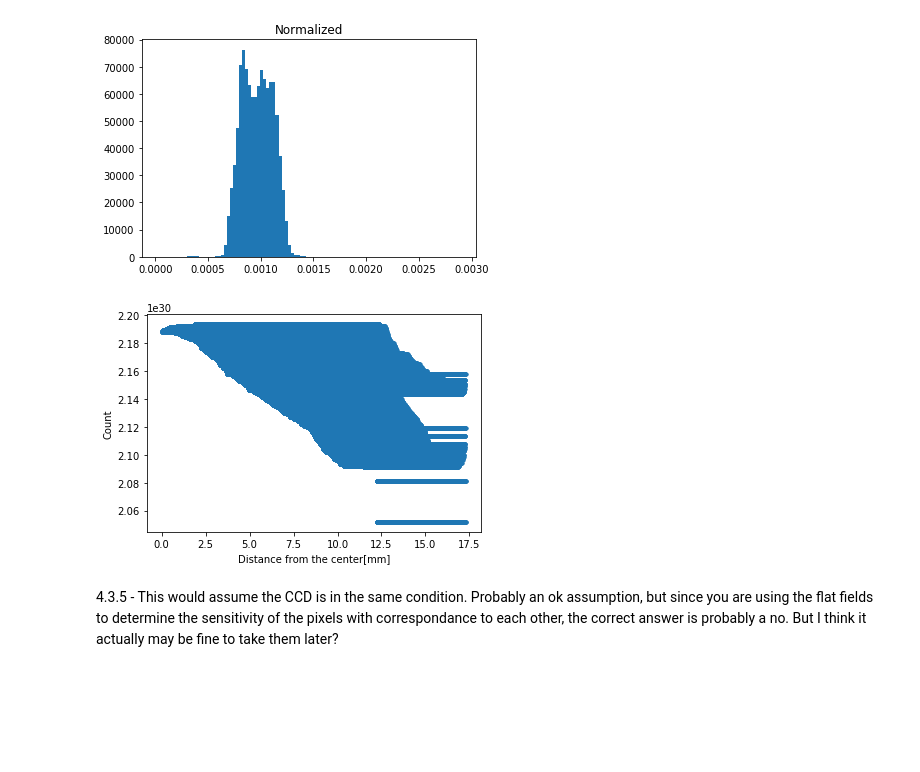
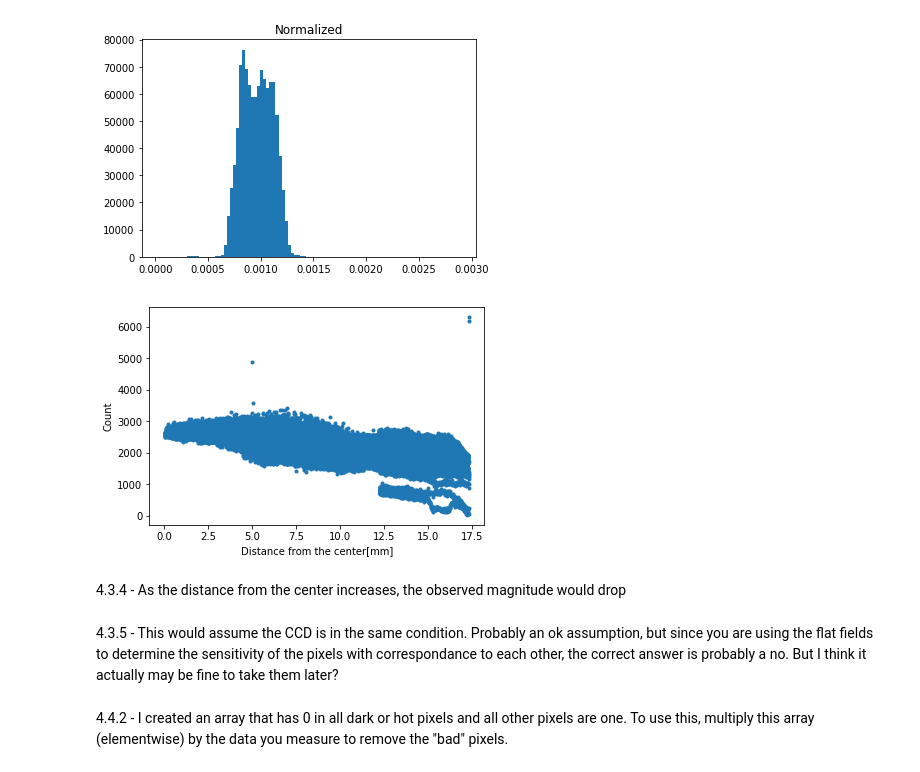
Before and after one commit to astro-kjc/AST443, a Jupyter notebook: Lab0/Lab0.ipynb, the cells around one changed output. Drawn from its saved outputs; the diff is of its cells as text; code cells hidden in the pictures; blank space fills up the shorter version.

Commit message:
check Chris and efficiency fix

```diff
--- a/Lab0/Lab0.ipynb
+++ b/Lab0/Lab0.ipynb
@@ -235,25 +235,33 @@ plt.show()
 [figure]
 I think the ones over to the left are deadzos?
 [figure]
+# %%
+master_flat_2d = np.reshape(master_flat_field, (1024,1024))
 # %%
-master_flat_2d = np.zeros(1024)
+'''master_flat_2d = np.zeros(1024)
 for i in range(10):
-    master_flat_2d = sum(master_flat_2d, flats[i][0].data)
+    master_flat_2d = sum(master_flat_2d, flat[i])
 
-master_flat_2d /= 10 #average
+master_flat_2d /= 10 #average'''
+
+#this was chri's method but I think I made it more efficient? using the previous cell
+
+
 
 dist = []
 sensitivity = []
 for i in range(len(master_flat_2d)):
     for j in range(len(master_flat_2d)):
-        index_space = np.sqrt( (1023/2 - i)**2 + (1023/2 - j)**2 )
+        index_space = np.sqrt( (1023/2 - i)**2 + (1023/2 - j)**2 ) #distance from center
         dist.append(index_space * (24.5/1024)) # in mm
         sensitivity.append(master_flat_2d[i][j])
 
 plt.scatter(dist, sensitivity, marker='.')
 plt.xlabel("Distance from the center[mm]")
 plt.ylabel("Count");
 # %% [output]
-[figure, old version]
+[figure, new version]
+# %% [markdown]
+4.3.4 - As the distance from the center increases, the observed magnitude would drop
 # %% [markdown]
 4.3.5 - This would assume the CCD is in the same condition. Probably an ok assumption, but since you are using the flat fields to determine the sensitivity of the pixels with correspondance to each other, the correct answer is probably a no. But I think it actually may be fine to take them later?
@@ -259,0 +275,2 @@ plt.ylabel("Count");
+# %% [markdown]
+4.4.2 - I created an array that has 0 in all dark or hot pixels and all other pixels are one. To use this, multiply this array (elementwise) by the data you measure to remove the "bad" pixels.
```
Also changed, not shown: parts of 2 cells of this notebook.
